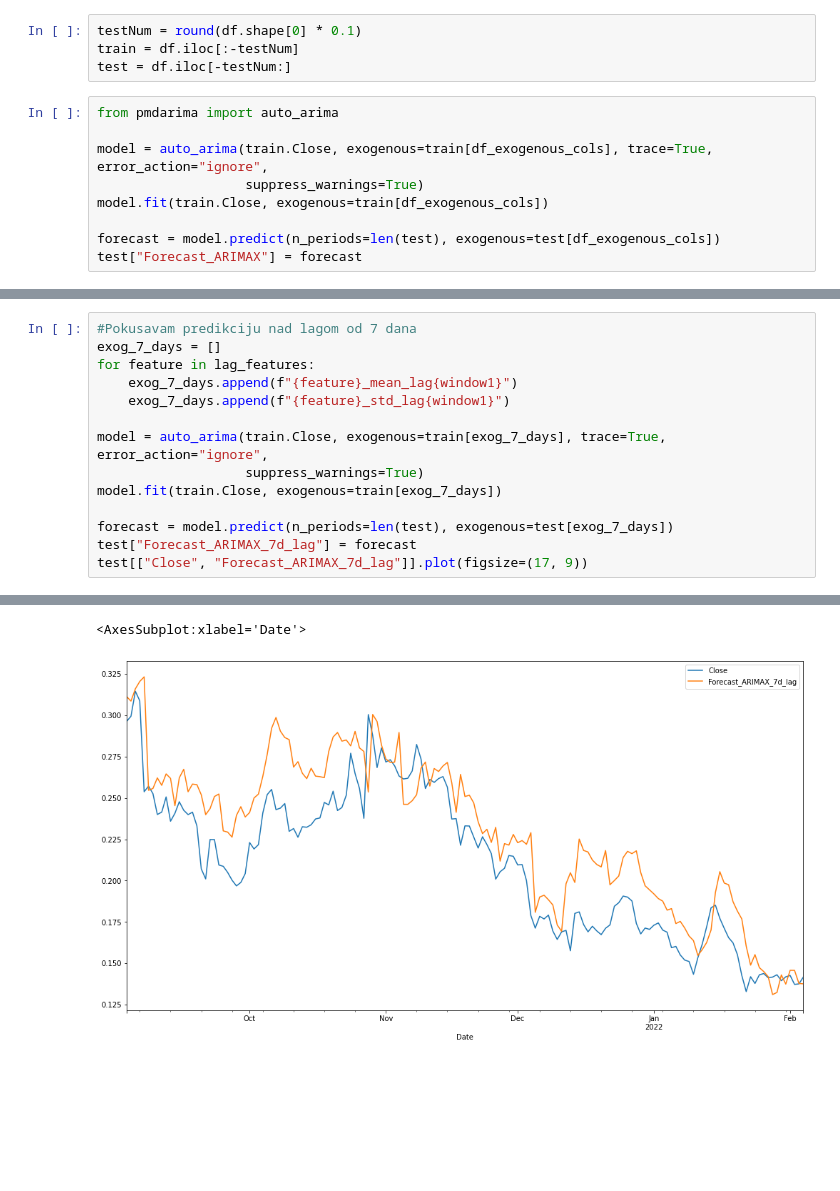
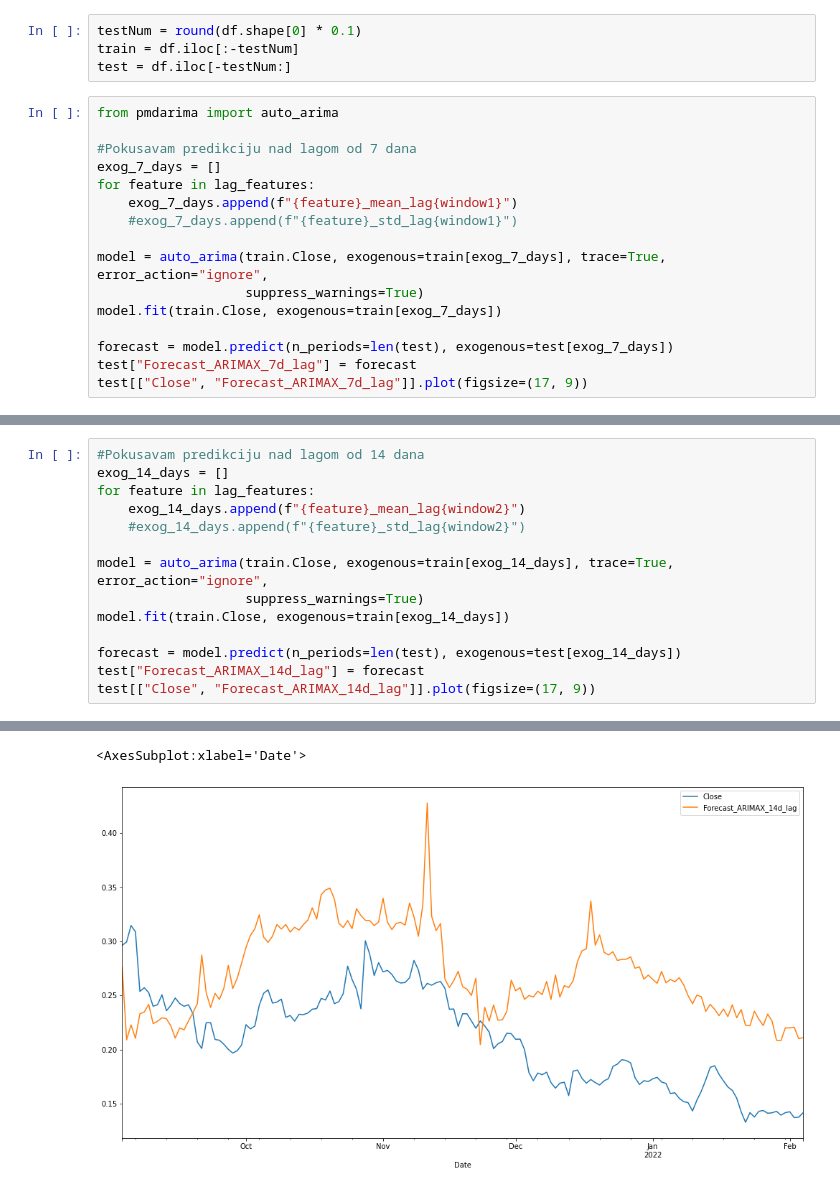
Before and after one commit to AnLong98/SIAP_2022, a Jupyter notebook: notebooks/doge_arimax.ipynb, the cells around one changed output, grey strips where cells are left out. Saved outputs shown, nothing was run; the diff lists cells and outputs as text; blank space fills up the shorter version.

Commit message:
Added preliminary predictions for all three coins without outlier and multicolinearity detection

```diff
--- a/notebooks/doge_arimax.ipynb
+++ b/notebooks/doge_arimax.ipynb
@@ -131,11 +137,18 @@ test = df.iloc[-testNum:]
 # %%
 from pmdarima import auto_arima
 
-model = auto_arima(train.Close, exogenous=train[df_exogenous_cols], trace=True, error_action="ignore",
+#Pokusavam predikciju nad lagom od 7 dana
+exog_7_days = []
+for feature in lag_features:
+    exog_7_days.append(f"{feature}_mean_lag{window1}")
+    #exog_7_days.append(f"{feature}_std_lag{window1}")
+
+model = auto_arima(train.Close, exogenous=train[exog_7_days], trace=True, error_action="ignore",
                    suppress_warnings=True)
-model.fit(train.Close, exogenous=train[df_exogenous_cols])
+model.fit(train.Close, exogenous=train[exog_7_days])
 
-forecast = model.predict(n_periods=len(test), exogenous=test[df_exogenous_cols])
-test["Forecast_ARIMAX"] = forecast
+forecast = model.predict(n_periods=len(test), exogenous=test[exog_7_days])
+test["Forecast_ARIMAX_7d_lag"] = forecast
+test[["Close", "Forecast_ARIMAX_7d_lag"]].plot(figsize=(17, 9))
 # %% [output]
 Performing stepwise search to minimize aic
@@ -171,16 +173,16 @@ df[["Close", "Forecast_ARIMAX"]].plot(figsize=(14, 7))
 # %%
-#Pokusavam predikciju nad lagom od 7 dana
-exog_7_days = []
+#Pokusavam predikciju nad lagom od 14 dana
+exog_14_days = []
 for feature in lag_features:
-    exog_7_days.append(f"{feature}_mean_lag{window1}")
-    exog_7_days.append(f"{feature}_std_lag{window1}")
+    exog_14_days.append(f"{feature}_mean_lag{window2}")
+    #exog_14_days.append(f"{feature}_std_lag{window2}")
 
-model = auto_arima(train.Close, exogenous=train[exog_7_days], trace=True, error_action="ignore",
+model = auto_arima(train.Close, exogenous=train[exog_14_days], trace=True, error_action="ignore",
                    suppress_warnings=True)
-model.fit(train.Close, exogenous=train[exog_7_days])
+model.fit(train.Close, exogenous=train[exog_14_days])
 
-forecast = model.predict(n_periods=len(test), exogenous=test[exog_7_days])
-test["Forecast_ARIMAX_7d_lag"] = forecast
-test[["Close", "Forecast_ARIMAX_7d_lag"]].plot(figsize=(17, 9))
+forecast = model.predict(n_periods=len(test), exogenous=test[exog_14_days])
+test["Forecast_ARIMAX_14d_lag"] = forecast
+test[["Close", "Forecast_ARIMAX_14d_lag"]].plot(figsize=(17, 9))
 # %% [output]
 Performing stepwise search to minimize aic
@@ -203,3 +208,3 @@ Total fit time: 267.202 seconds
 <AxesSubplot:xlabel='Date'>
-[figure, old version]
+[figure, new version]
 # %%
```
Also changed, not shown: parts of 21 cells of this notebook, 8 other files.
